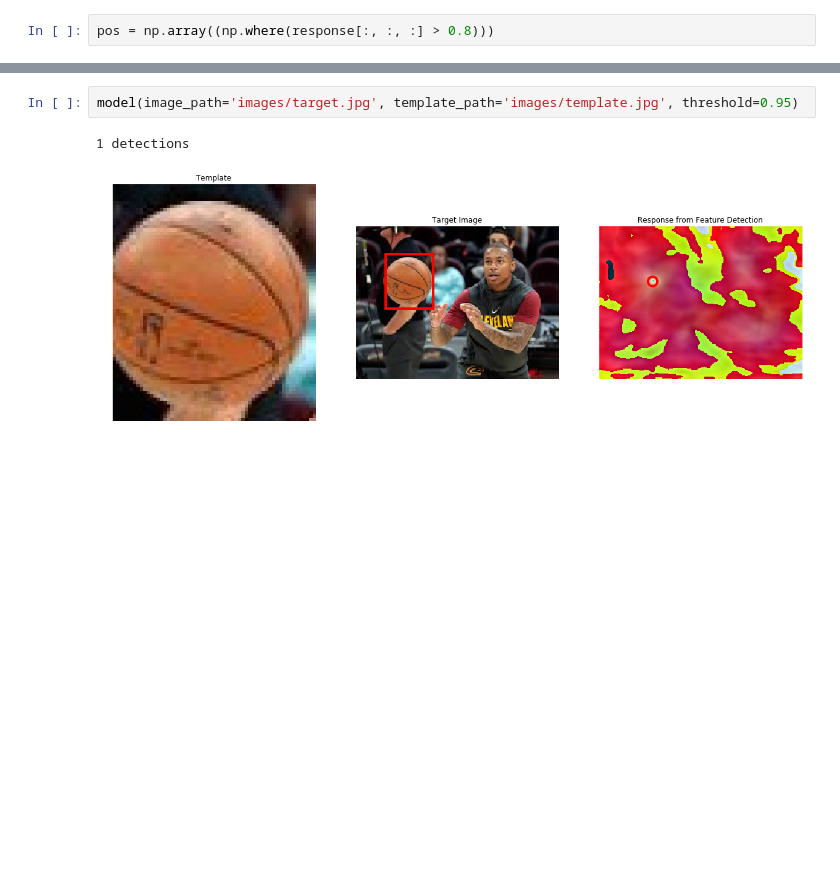
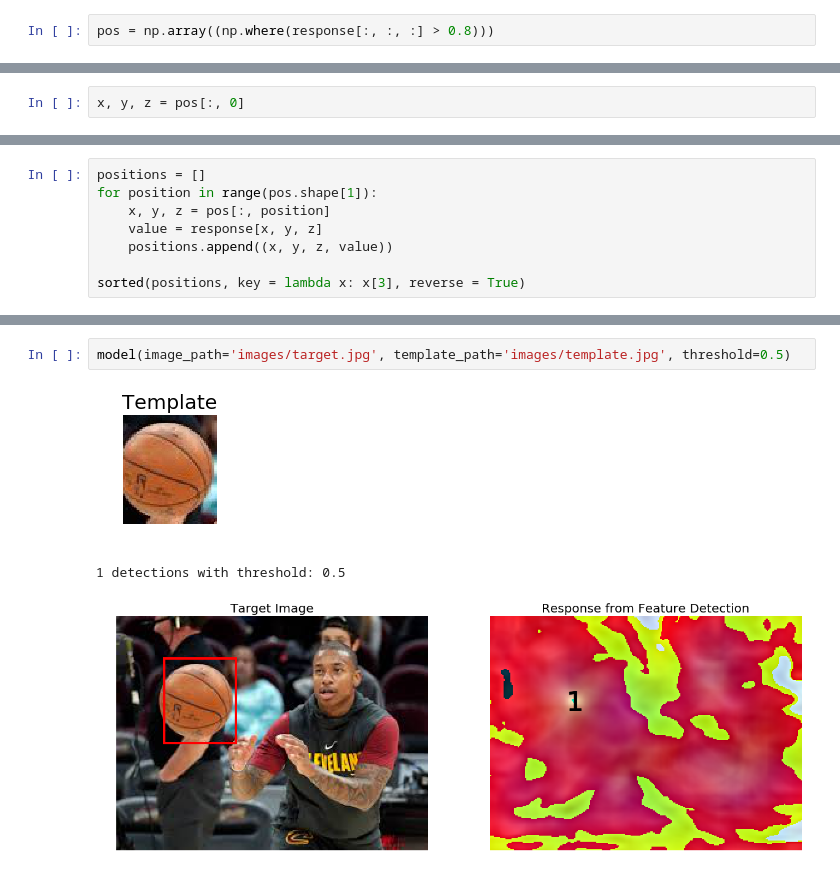
Before and after one commit to WillKoehrsen/eecs-531, a Jupyter notebook: assign/A1/Object_Detection.ipynb, the cells around one changed output, grey strips where cells are left out. Cells and saved outputs as stored; diff of their text form; blank space fills up the shorter version.

Commit message:
Object Detection on my own

```diff
--- a/assign/A1/Object_Detection.ipynb
+++ b/assign/A1/Object_Detection.ipynb
@@ -226,0 +196,2 @@ response[0, 23, 1]
+# %%
+x, y, z = pos[:, 0]
@@ -227,3 +202,11 @@ response[0, 23, 1]
+# %%
+positions = []
+for position in range(pos.shape[1]):
+    x, y, z = pos[:, position]
+    value = response[x, y, z]
+    positions.append((x, y, z, value))
+
+sorted(positions, key = lambda x: x[3], reverse = True)
 # %%
 def model(image_path, template_path, number = 'many', threshold = 0.8):
 
@@ -306,8 +302,9 @@ def model(image_path, template_path, number = 'many', threshold = 0.8):
 
     plt.show()
 # %%
-model(image_path='images/target.jpg', template_path='images/template.jpg', threshold=0.95)
+model(image_path='images/target.jpg', template_path='images/template.jpg', threshold=0.5)
 # %% [output]
+[figure, new version]
-1 detections
+1 detections with threshold: 0.5
-[figure, old version]
+[figure, added]
 # %%
```
Also changed, not shown: parts of 8 cells of this notebook.
